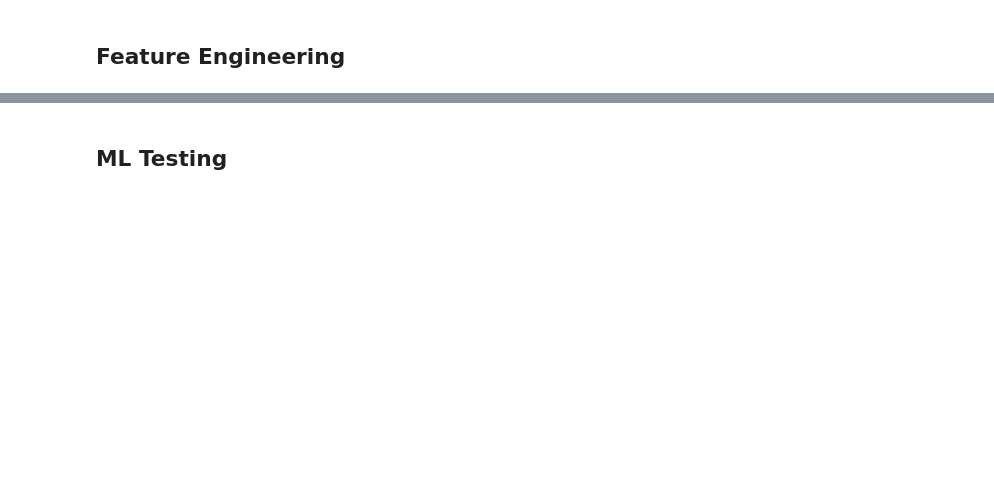
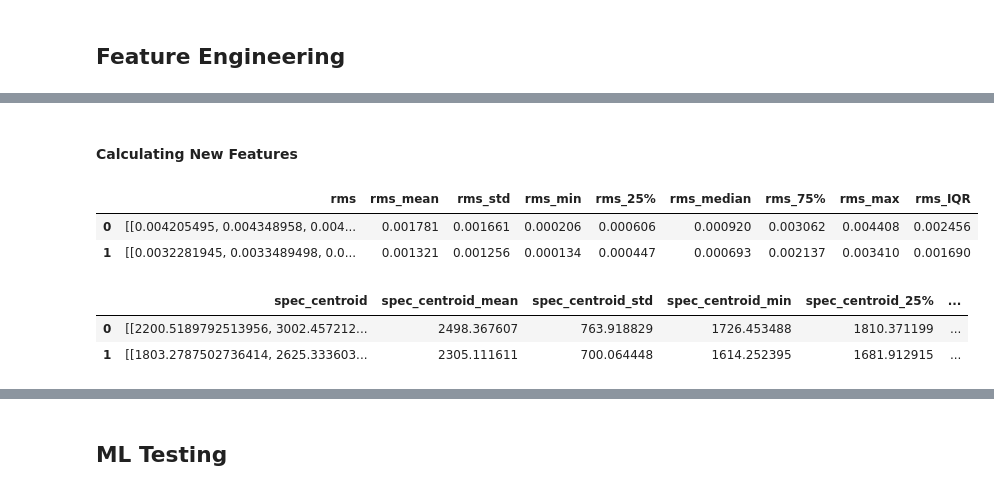
Before and after one commit to LandonTatro/Drum_Classification, a Jupyter notebook: Audio_Files.ipynb, the cells around one changed output, grey strips where cells are left out. Cells and saved outputs as stored; diff of their text form; code cells hidden in the pictures; blank space fills up the shorter version.

```diff
--- a/Audio_Files.ipynb
+++ b/Audio_Files.ipynb
@@ -20,13 +20,18 @@ import xgboost as xbg
 # %%
 # separate main drum components
 files_snare = glob('data/MDLib2.2/MDLib2.2/Sorted/Snare/Strike/*.wav')
-files_toms = glob('data/MDLib2.2/MDLib2.2/Sorted/Rack Tom/Strike/*.wav')
+files_toms_rack = glob('data/MDLib2.2/MDLib2.2/Sorted/Rack Tom/Strike/*.wav')
 files_toms_floor = glob('data/MDLib2.2/MDLib2.2/Sorted/Floor Tom/Strike/*.wav')
 files_kick = glob('data/MDLib2.2/MDLib2.2/Sorted/Kick/*/*/*.wav')
+
 files_cymbals = glob('data/MDLib2.2/MDLib2.2/Sorted/Cymbals/*/*/*.wav')
+files_hihat = glob('data/MDLib2.2/MDLib2.2/Sorted/Cymbals/HiHat/*/*.wav')
+files_ride = glob('data/MDLib2.2/MDLib2.2/Sorted/Cymbals/Ride/Tip/*.wav')
+files_crash = glob('data/MDLib2.2/MDLib2.2/Sorted/Cymbals/Bright Crash/*/*.wav')
+files_dark_crash = glob('data/MDLib2.2/MDLib2.2/Sorted/Cymbals/Dark Crash/*/*.wav')
 
-# combine tom files
-for i in files_toms_floor:
-    files_toms.append(i)
+# combine bright and dark crash files
+for i in files_dark_crash:
+    files_crash.append(i)
 
 #audio_files = glob('data/MDLib2.2/MDLib2.2/Sorted/*/*/*.wav')
@@ -264,0 +313,42 @@ def calc_zero_cross(y):
+# %% [markdown]
+#### Calculating New Features
+# %%
+df['rms'] = df['y_trimmed'].map(calc_rms)
+
+x = [get_summary_stats(i) for i in df['rms']]
+
+df['rms_mean'] = [i[0][0] for i in x]
+df['rms_std'] = [i[1][0] for i in x]
+df['rms_min'] = [i[2][0] for i in x]
+df['rms_25%'] = [i[3][0] for i in x]
+df['rms_median'] = [i[4][0] for i in x]
+df['rms_75%'] = [i[5][0] for i in x]
+df['rms_max'] = [i[6][0] for i in x]
+df['rms_IQR'] = abs(df['rms_25%'] - df['rms_75%'])
+
+filter_col = [col for col in df if col.startswith('rms')]
+df[filter_col].head(2)
+# %% [output]
+|  | rms | rms_mean | rms_std | rms_min | rms_25% | rms_median | rms_75% | rms_max | rms_IQR |
+| 0 | [[0.004205495, 0.004348958, 0.004... | 0.001781 | 0.001661 | 0.000206 | 0.000606 | 0.000920 | 0.003062 | 0.004408 | 0.002456 |
+| 1 | [[0.0032281945, 0.0033489498, 0.0... | 0.001321 | 0.001256 | 0.000134 | 0.000447 | 0.000693 | 0.002137 | 0.003410 | 0.001690 |
+# %%
+df['spec_centroid'] = df['y_trimmed'].map(calc_spec_centroid)
+
+x = [get_summary_stats(i) for i in df['spec_centroid']]
+
+df['spec_centroid_mean'] = [i[0][0] for i in x]
+df['spec_centroid_std'] = [i[1][0] for i in x]
+df['spec_centroid_min'] = [i[2][0] for i in x]
+df['spec_centroid_25%'] = [i[3][0] for i in x]
+df['spec_centroid_median'] = [i[4][0] for i in x]
+df['spec_centroid_75%'] = [i[5][0] for i in x]
+df['spec_centroid_max'] = [i[6][0] for i in x]
+df['spec_centroid_IQR'] = abs(df['spec_centroid_25%'] - df['spec_centroid_75%'])
+
+filter_col = [col for col in df if col.startswith('spec_cen')]
+df[filter_col].head(2)
+# %% [output]
+|  | spec_centroid | spec_centroid_mean | spec_centroid_std | spec_centroid_min | spec_centroid_25% | ... |
+| 0 | [[2200.5189792513956, 3002.457212... | 2498.367607 | 763.918829 | 1726.453488 | 1810.371199 | ... |
+| 1 | [[1803.2787502736414, 2625.333603... | 2305.111611 | 700.064448 | 1614.252395 | 1681.912915 | ... |
```
Also changed, not shown: parts of 43 cells of this notebook.
